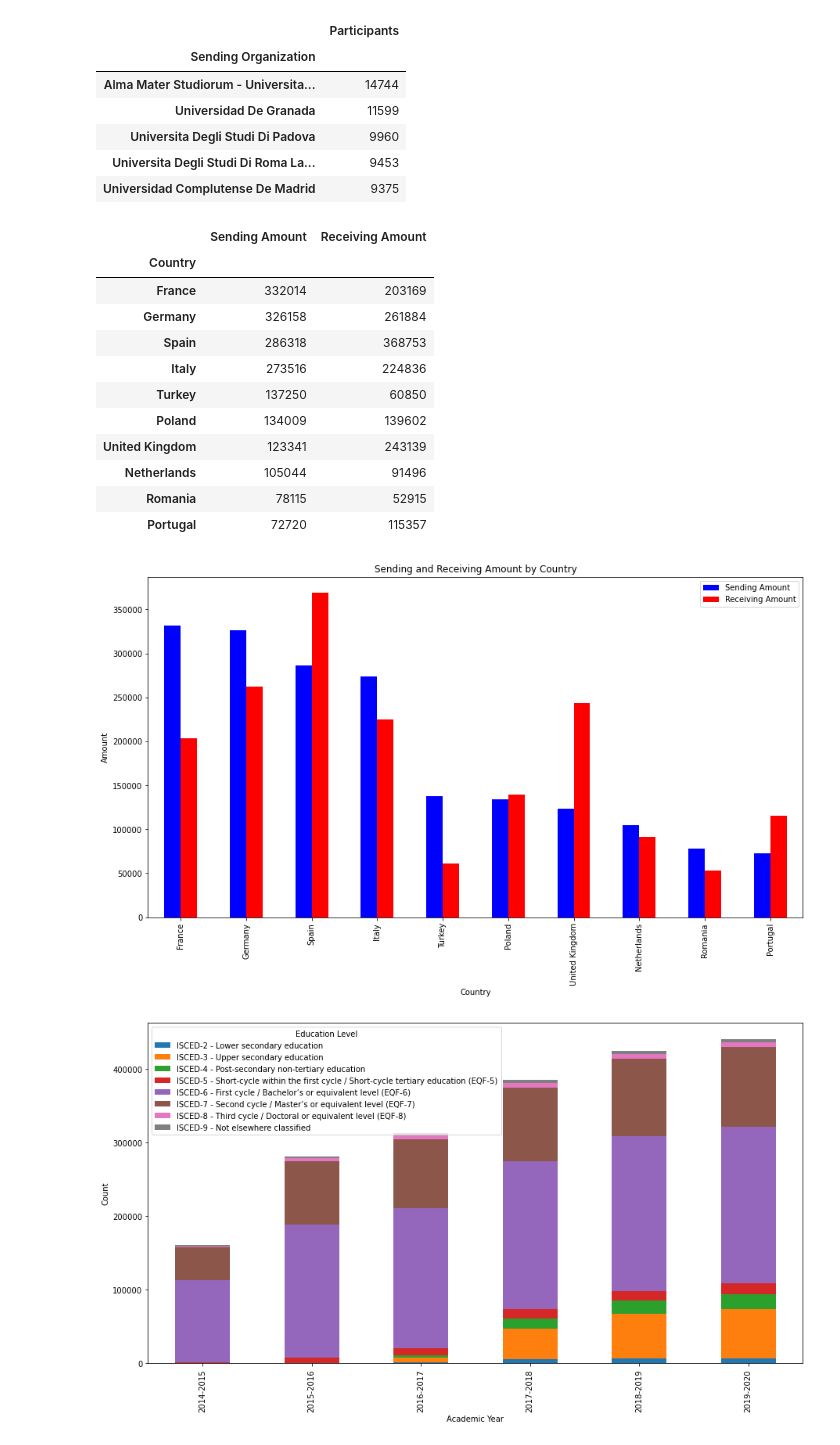
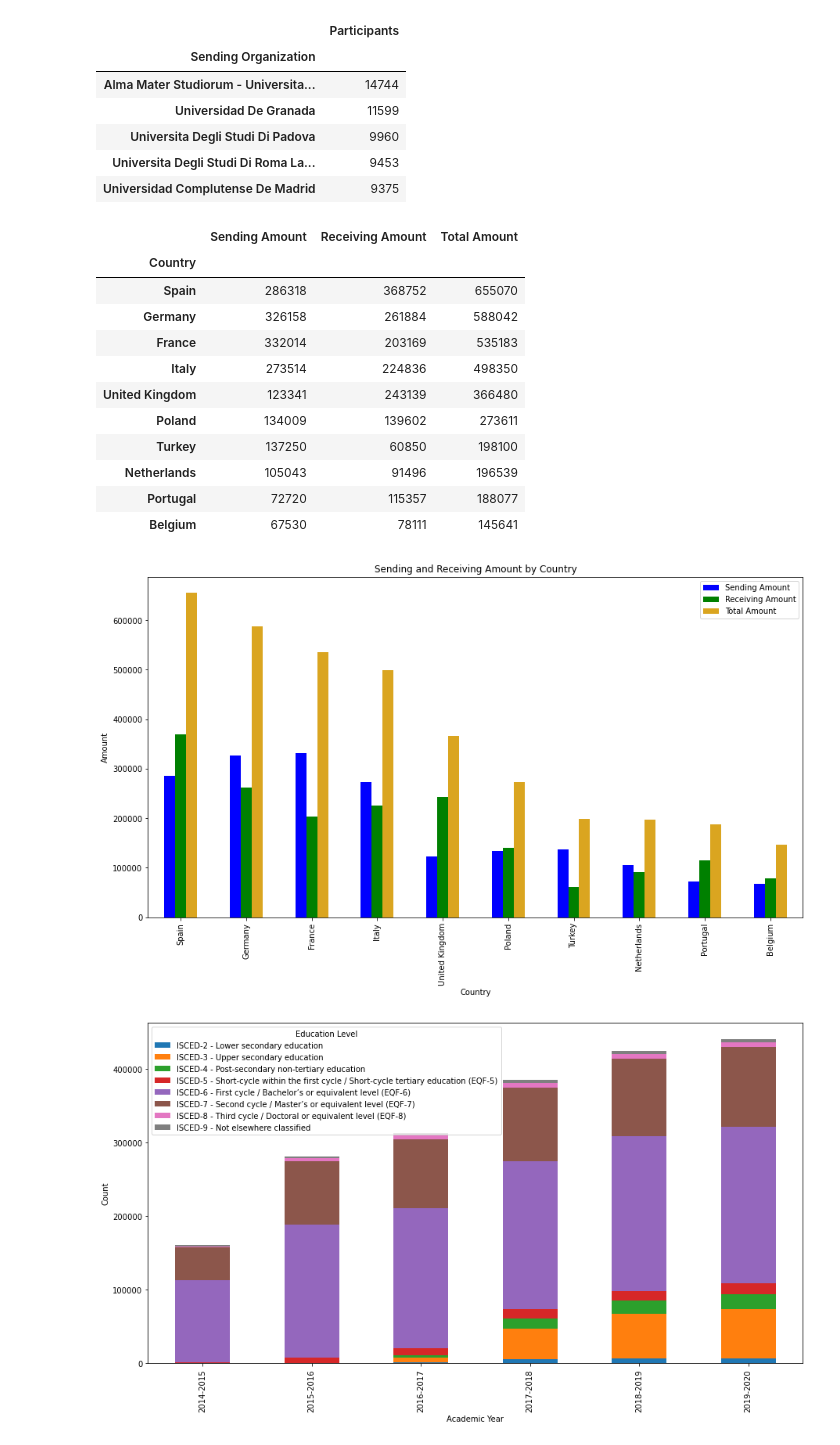
Before and after one commit to tatouti/DatabasePD, a Jupyter notebook: Erasmus_DataAnalysis.ipynb, the cells around one changed output. Drawn from its saved outputs; the diff is of its cells as text; code cells hidden in the pictures.

```diff
--- a/Erasmus_DataAnalysis.ipynb
+++ b/Erasmus_DataAnalysis.ipynb
@@ -346,37 +346,43 @@ display(receivingUni.to_frame(),
 sending = erasmus_df['Sending Country'].value_counts().to_frame().reset_index()
 receiving = erasmus_df['Receiving Country'].value_counts().to_frame().reset_index()
 
-sending_receiving = sending.merge(receiving)
-sending_receiving = sending_receiving.rename(columns = {"index":"Country",
-                                                        "Sending Country":"Sending Amount",
-                                                        "Receiving Country":"Receiving Amount"})
+sending_receiving = sending.merge(receiving,left_on='Sending Country',right_on='Receiving Country')
+sending_receiving['Total Amount'] = sending_receiving['count_x']+sending_receiving['count_y']
+
+sending_receiving = sending_receiving.drop('Receiving Country',axis=1)
+
+sending_receiving = sending_receiving.rename(columns = {"Sending Country":"Country",
+                                                        "count_x":"Sending Amount",
+                                                        "count_y":"Receiving Amount"}).sort_values(by='Total Amount',ascending=False)
+
 # Get only the bigest 10 country
 sending_receiving = sending_receiving.head(10)
 
 sending_receiving = sending_receiving.set_index('Country')
 sending_receiving
 # %% [output]
-|  | Sending Amount | Receiving Amount |
-| Country |  |  |
-| France | 332014 | 203169 |
-| Germany | 326158 | 261884 |
-| Spain | 286318 | 368753 |
-| Italy | 273516 | 224836 |
-| Turkey | 137250 | 60850 |
-| Poland | 134009 | 139602 |
-| United Kingdom | 123341 | 243139 |
-| Netherlands | 105044 | 91496 |
-| Romania | 78115 | 52915 |
-| Portugal | 72720 | 115357 |
+|  | Sending Amount | Receiving Amount | Total Amount |
+| Country |  |  |  |
+| Spain | 286318 | 368752 | 655070 |
+| Germany | 326158 | 261884 | 588042 |
+| France | 332014 | 203169 | 535183 |
+| Italy | 273514 | 224836 | 498350 |
+| United Kingdom | 123341 | 243139 | 366480 |
+| Poland | 134009 | 139602 | 273611 |
+| Turkey | 137250 | 60850 | 198100 |
+| Netherlands | 105043 | 91496 | 196539 |
+| Portugal | 72720 | 115357 | 188077 |
+| Belgium | 67530 | 78111 | 145641 |
 # %%
-ax = sending_receiving.plot(kind='bar', figsize=(15, 8), rot=0,color=['Blue','Red'])
+sending_receivingPlot = sending_receiving[['Sending Amount','Receiving Amount','Total Amount']]
+ax = sending_receivingPlot.plot(kind='bar', figsize=(15, 8), rot=0,color=['Blue','Green','goldenrod'])
 ax.set_title('Sending and Receiving Amount by Country')
 ax.set_xlabel('Country')
 ax.set_ylabel('Amount')
 plt.xticks(rotation=90)
 plt.show()
 # %% [output]
-[figure, old version]
+[figure, new version]
 # %%
 # group the dataframe by year and activity
 grouped = erasmus_df[['Academic Year','Education Level']]
```
Also changed, not shown: parts of 13 cells of this notebook.
